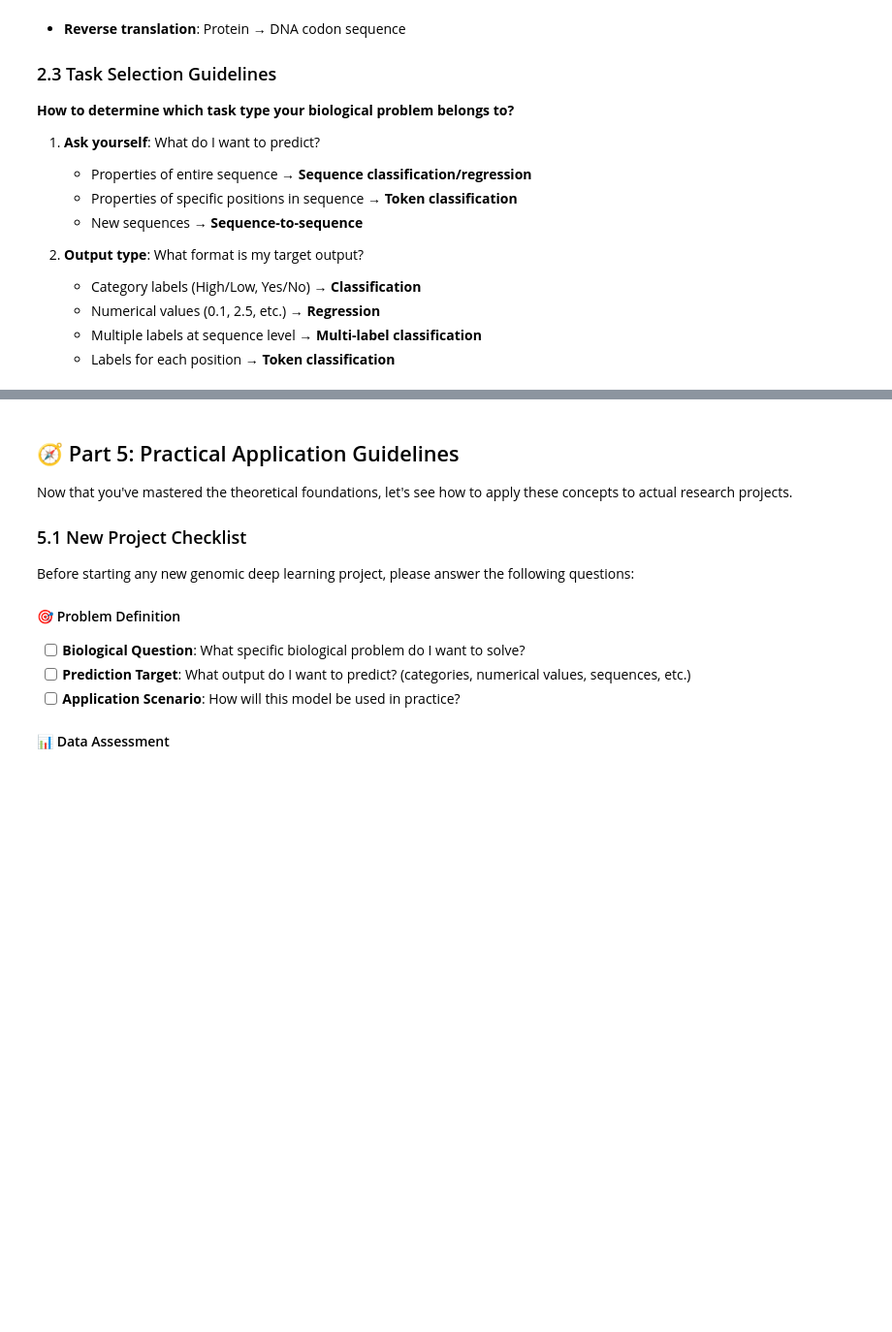
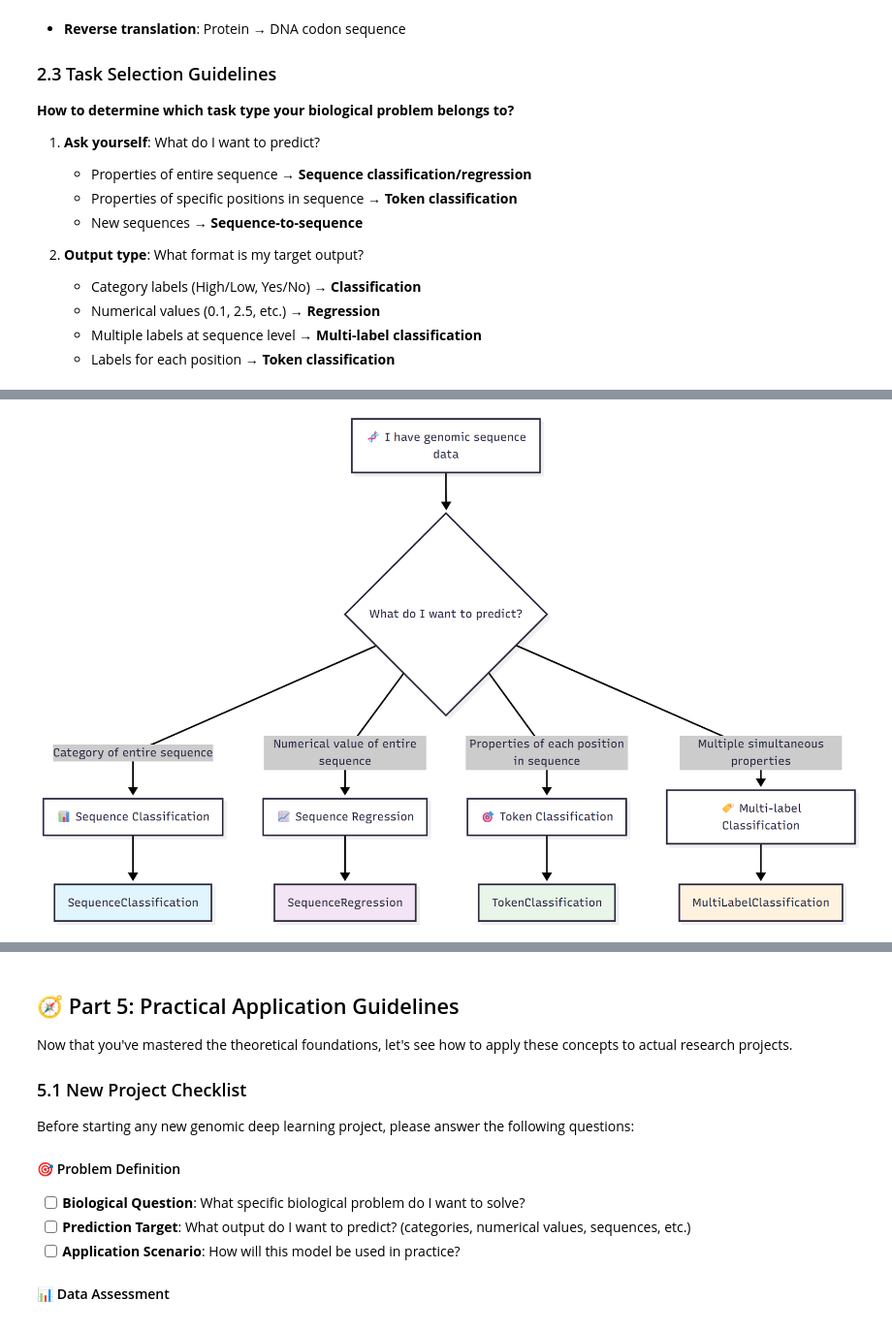
Before and after one commit to yangheng95/OmniGenBench, a Jupyter notebook: examples/00_fundamental_concepts.ipynb, the cells around one changed output, grey strips where cells are left out. Shown at 97% size. Drawn from its saved outputs; the diff is of its cells as text; code cells hidden in the pictures; blank space fills up the shorter version.

```diff
--- a/examples/00_fundamental_concepts.ipynb
+++ b/examples/00_fundamental_concepts.ipynb
@@ -183,0 +143,5 @@ Let's look at some specific matching examples:
+# %%
+from IPython.display import Image, display
+display(Image(filename="task-formulation.png"))
+# %% [output]
+[figure, added]
```
Also changed, not shown: parts of 5 cells of this notebook, 8 other files.
